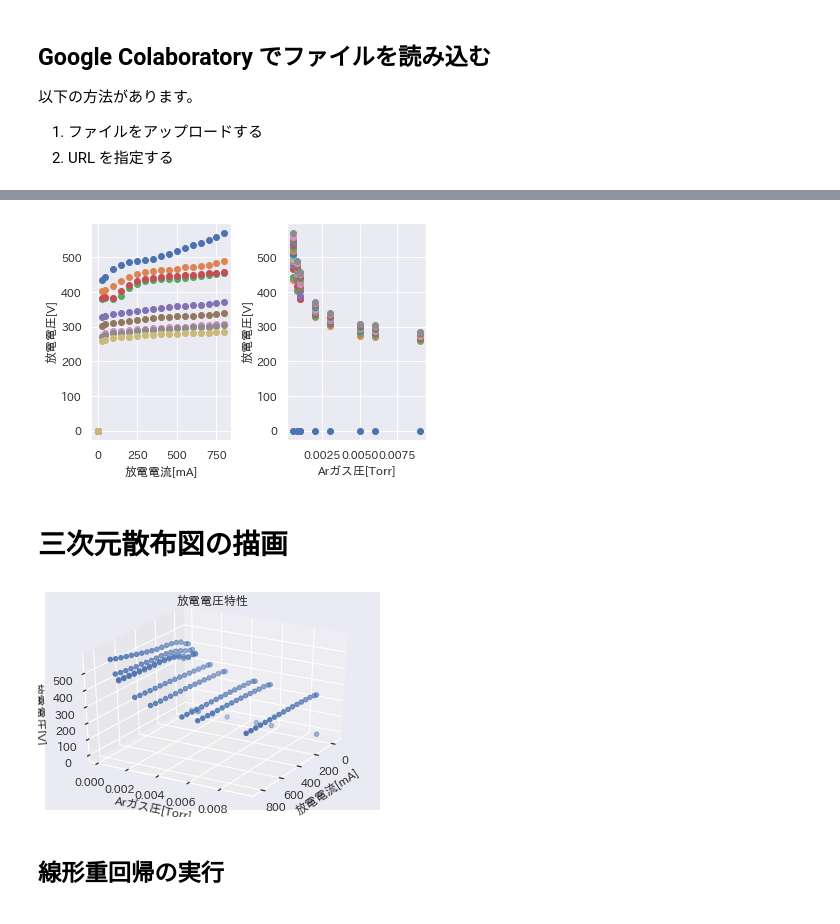
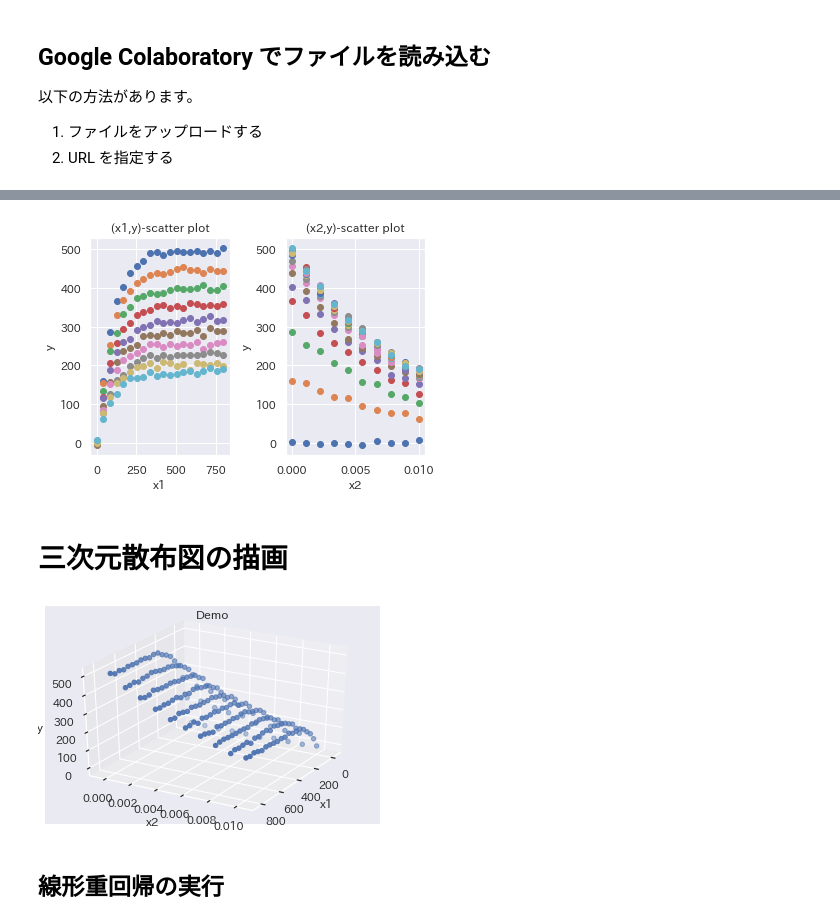
Before and after one commit to msiplab/EicEngLabIV, a Jupyter notebook: example01_02.ipynb, the cells around one changed output, grey strips where cells are left out. Cells and saved outputs as stored; diff of their text form; code cells hidden in the pictures.

```diff
--- a/example01_02.ipynb
+++ b/example01_02.ipynb
@@ -45,8 +45,8 @@ Requirement already satisfied: six>=1.5 in c:\users\shogo\appdata\roaming\python
 # %%
 
 #観測データのファイル
-filename = './data/practice01_02.csv'
-
+#filename = './data/practice01_02.csv'
+filename = './data/sample01_02.csv'
 #観測データ（空白区切り）の読み込み
 #dataset = pd.read_csv(filename, delim_whitespace=True)
 dataset = pd.read_csv(filename)
@@ -67,20 +72,22 @@ display(dataset)
 1. 説明変数の整形（メッシュグリッド化）
 1. 目的変数の抽出
 # %%
-# 放電電流[mA]
-current = dataset.columns[1:].astype(float).values
-# Arガス圧[Torr]
-argasprs = dataset.iloc[:,0].astype(float).values
+# 説明変数x1（ヘッダの読み込み）
+x1 = dataset.columns[1:].astype(float).values
+display(x1)
+# 説明変数x2（１列目の読み込み）
+x2 = dataset.iloc[:,0].astype(float).values
+display(x2)
 
-# 説明変数の設定（　メッシュグリッド
-x1,x2 = np.meshgrid(current,argasprs)
+# 説明変数x1,x2の設定（メッシュグリッド）
+x1,x2 = np.meshgrid(x1,x2)
 display(x1)
 display(x2)
 
-# 目的変数の設定 放電電圧[V]
+# 目的変数yの設定
 y = dataset.iloc[0:,1:].astype(float).values
 display(y)
 
-# 観測点数
+# 総観測点数の抽出
 nSamples = y.size
 # %% [output]
@@ -142,35 +156,37 @@ array([[  0., 434., 442., 466., 478., 485., 490., 493., 496., 502., 509.,
 # %%
 from mpl_toolkits import mplot3d
 
 # 散布図の範囲情報の抽出
 minx1 = np.min(x1)
 maxx1 = np.max(x1)
 rx1 = maxx1-minx1
 cx1 = 0.5*rx1
 minx2 = np.min(x2)
 maxx2 = np.max(x2)
 rx2 = maxx2-minx2
 cx2 = 0.5*rx2
 
 # 散布図の表示
 fig, axs = plt.subplots(1, 2, figsize=(6,4))
 plt.subplots_adjust(wspace=0.4, hspace=0.6)
-#
-for idx in range(y.shape[0]):
-    axs[0].scatter(x1[idx,:],y[idx,:])
-axs[0].set_xlabel('放電電流[mA]')
-axs[0].set_ylabel('放電電圧[V]')
-#
-for idx in range(y.shape[1]):
-    axs[1].scatter(x2[:,idx],y[:,idx])
-axs[1].set_xlabel('Arガス圧[Torr]')
-axs[1].set_ylabel('放電電圧[V]')
+# (x1,y)
+for irow in range(y.shape[0]):
+    axs[0].scatter(x1[irow,:],y[irow,:])
+axs[0].set_title('(x1,y)-scatter plot')
+axs[0].set_xlabel('x1')
+axs[0].set_ylabel('y')
+# (x2,y)
+for icol in range(y.shape[1]):
+    axs[1].scatter(x2[:,icol],y[:,icol])
+axs[1].set_title('(x2,y)-scatter plot')
+axs[1].set_xlabel('x2')
+axs[1].set_ylabel('y')
 #
 axs[0].grid(True)
 axs[1].grid(True)
 plt.show()
 # %% [output]
-[figure, old version]
+[figure, new version]
 # %% [markdown]
 # 三次元散布図の描画
 # %%
@@ -179,17 +195,17 @@ plt.show()
 fig = plt.figure()
 ax = plt.axes(projection='3d')
 ax.scatter(x1,x2,y)
-ax.set_title('放電電圧特性')
-ax.set_xlabel('放電電流[mA]')
-ax.set_ylabel('Arガス圧[Torr]')
-ax.set_zlabel('放電電圧[V]')
+ax.set_title('Demo')
+ax.set_xlabel('x1')
+ax.set_ylabel('x2')
+ax.set_zlabel('y')
 ax.set_xlim([minx1-0.1*rx1,maxx1+0.1*rx1])
 ax.set_ylim([minx2-0.1*rx2,maxx2+0.1*rx2])
 ax.view_init(elev=30,azim=30) # 見やすいように設定
 ax.grid(True)
 plt.show()
 # %% [output]
-[figure, old version]
+[figure, new version]
 # %% [markdown]
 ## 線形重回帰の実行
 # %%
```
Also changed, not shown: parts of 12 cells of this notebook, 3 other files.
